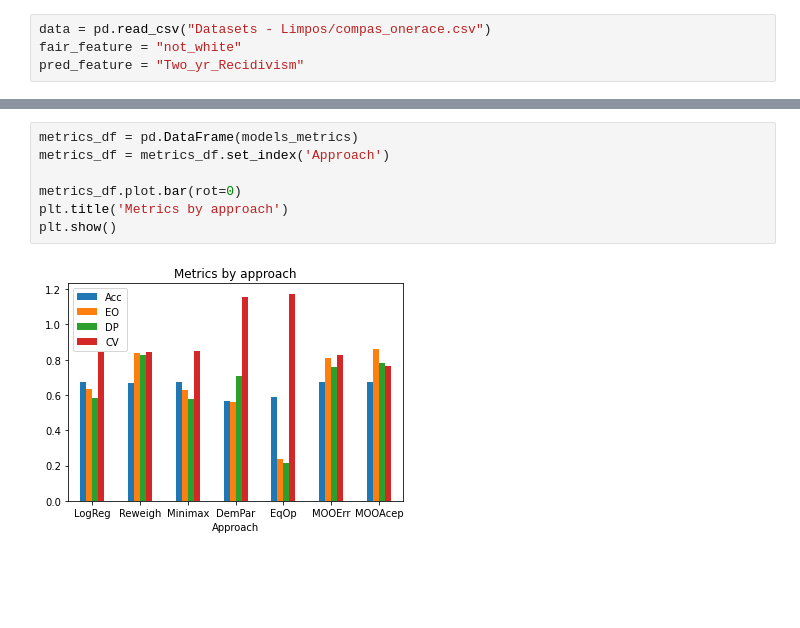
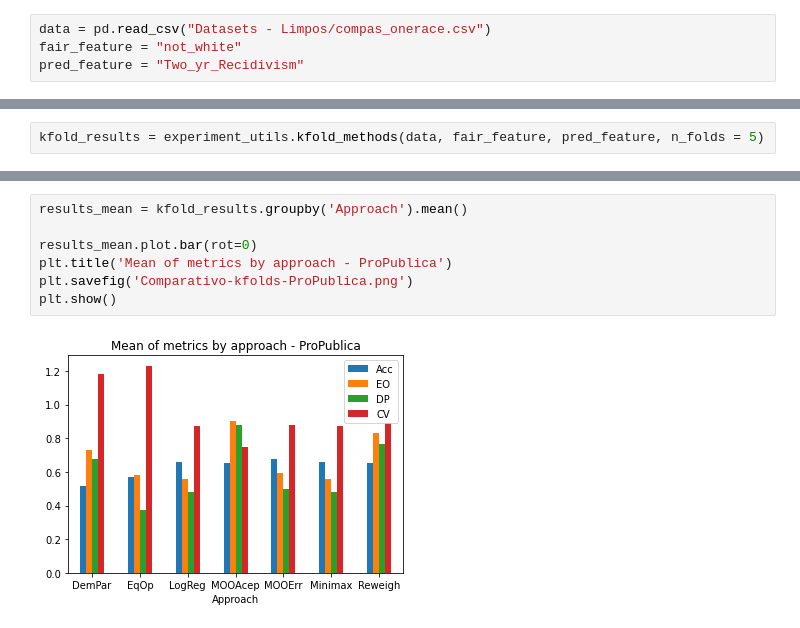
Before and after one commit to viguardieiro/moopt_fairness, a Jupyter notebook: Experimento - Comparativo.ipynb, the cells around one changed output, grey strips where cells are left out. Cells and saved outputs as stored; diff of their text form; blank space fills up the shorter version.

Commit message:
Add kfolds and other datasets in Experimento - Comparativo

```diff
--- a/Experimento - Comparativo.ipynb
+++ b/Experimento - Comparativo.ipynb
@@ -334,0 +11,2 @@ Coefficient of Variation:  0.7628287437608081
+# %%
+kfold_results = experiment_utils.kfold_methods(data, fair_feature, pred_feature, n_folds = 5)
@@ -335,9 +31,9 @@ Coefficient of Variation:  0.7628287437608081
 # %%
-metrics_df = pd.DataFrame(models_metrics)
-metrics_df = metrics_df.set_index('Approach')
+results_mean = kfold_results.groupby('Approach').mean()
 
-metrics_df.plot.bar(rot=0)
-plt.title('Metrics by approach')
+results_mean.plot.bar(rot=0)
+plt.title('Mean of metrics by approach - ProPublica')
+plt.savefig('Comparativo-kfolds-ProPublica.png')
 plt.show()
 # %% [output]
-[figure, old version]
+[figure, new version]
```
Also changed, not shown: parts of 38 cells of this notebook.
